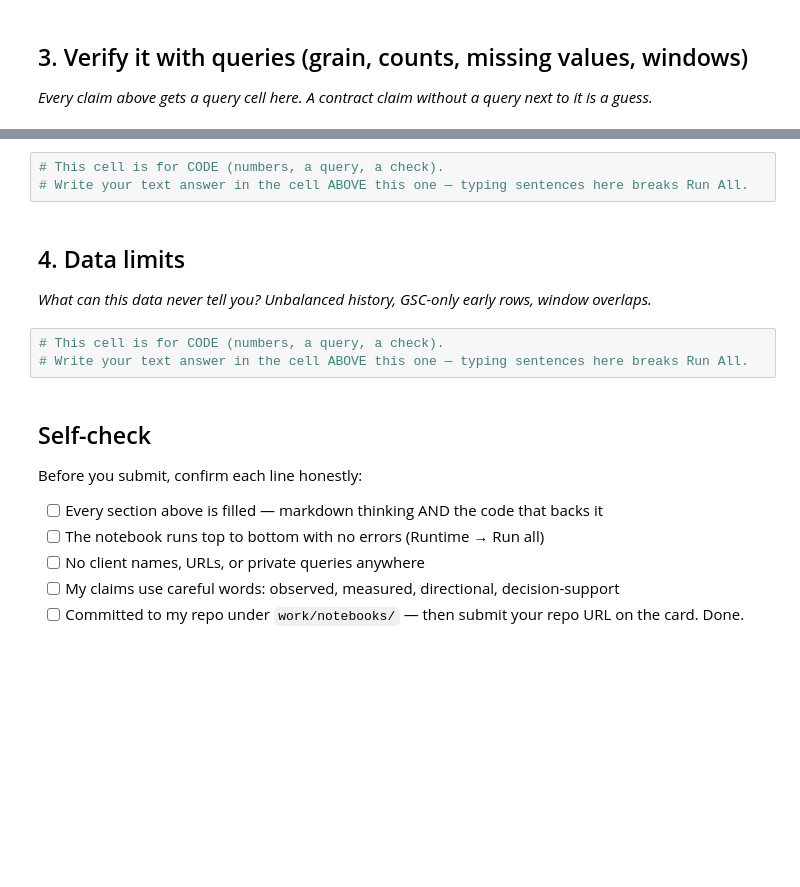
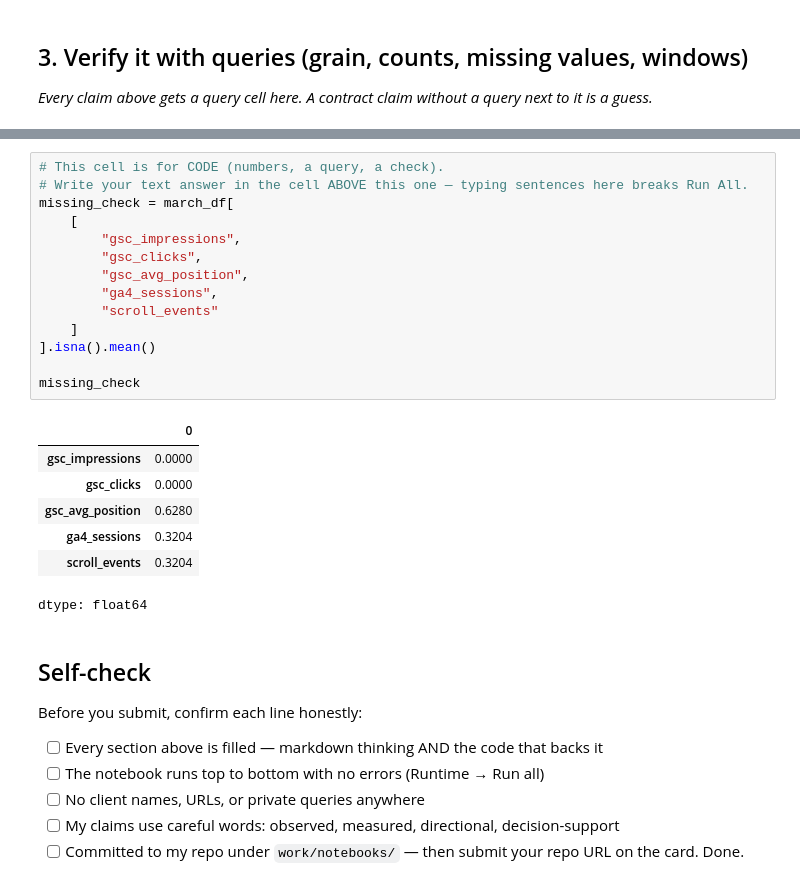
Before and after one commit to faheem-danish/internship-starter-1, a Jupyter notebook: work/notebooks/w03_data_contract.ipynb, the cells around one changed output, grey strips where cells are left out. Saved outputs shown, nothing was run; the diff lists cells and outputs as text; blank space fills up the shorter version.

```diff
--- a/work/notebooks/w03_data_contract.ipynb
+++ b/work/notebooks/w03_data_contract.ipynb
@@ -27,13 +274,25 @@ This skeleton is yours to fill. Work the sections **in order** — each one has
 # %%
 # This cell is for CODE (numbers, a query, a check).
 # Write your text answer in the cell ABOVE this one — typing sentences here breaks Run All.
+missing_check = march_df[
+    [
+        "gsc_impressions",
+        "gsc_clicks",
+        "gsc_avg_position",
+        "ga4_sessions",
+        "scroll_events"
+    ]
+].isna().mean()
+
+missing_check
+# %% [output]
+|  | 0 |
+| gsc_impressions | 0.0000 |
+| gsc_clicks | 0.0000 |
+| gsc_avg_position | 0.6280 |
+| ga4_sessions | 0.3204 |
+| scroll_events | 0.3204 |
+dtype: float64
-# %% [markdown]
-## 4. Data limits
-
-*What can this data never tell you? Unbalanced history, GSC-only early rows, window overlaps.*
-# %%
-# This cell is for CODE (numbers, a query, a check).
-# Write your text answer in the cell ABOVE this one — typing sentences here breaks Run All.
 # %% [markdown]
 ## Self-check
 
```
Also changed, not shown: parts of 22 cells of this notebook.
